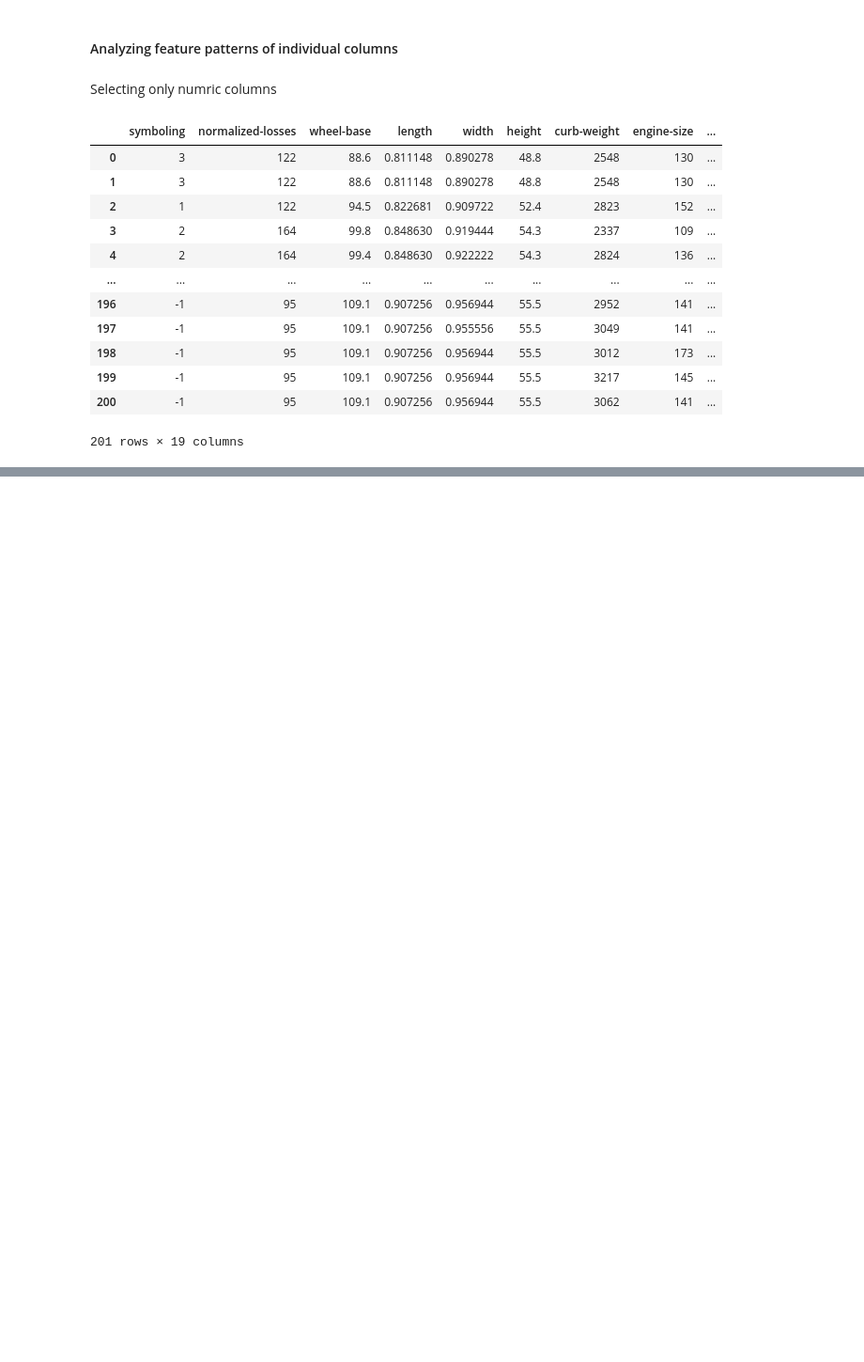
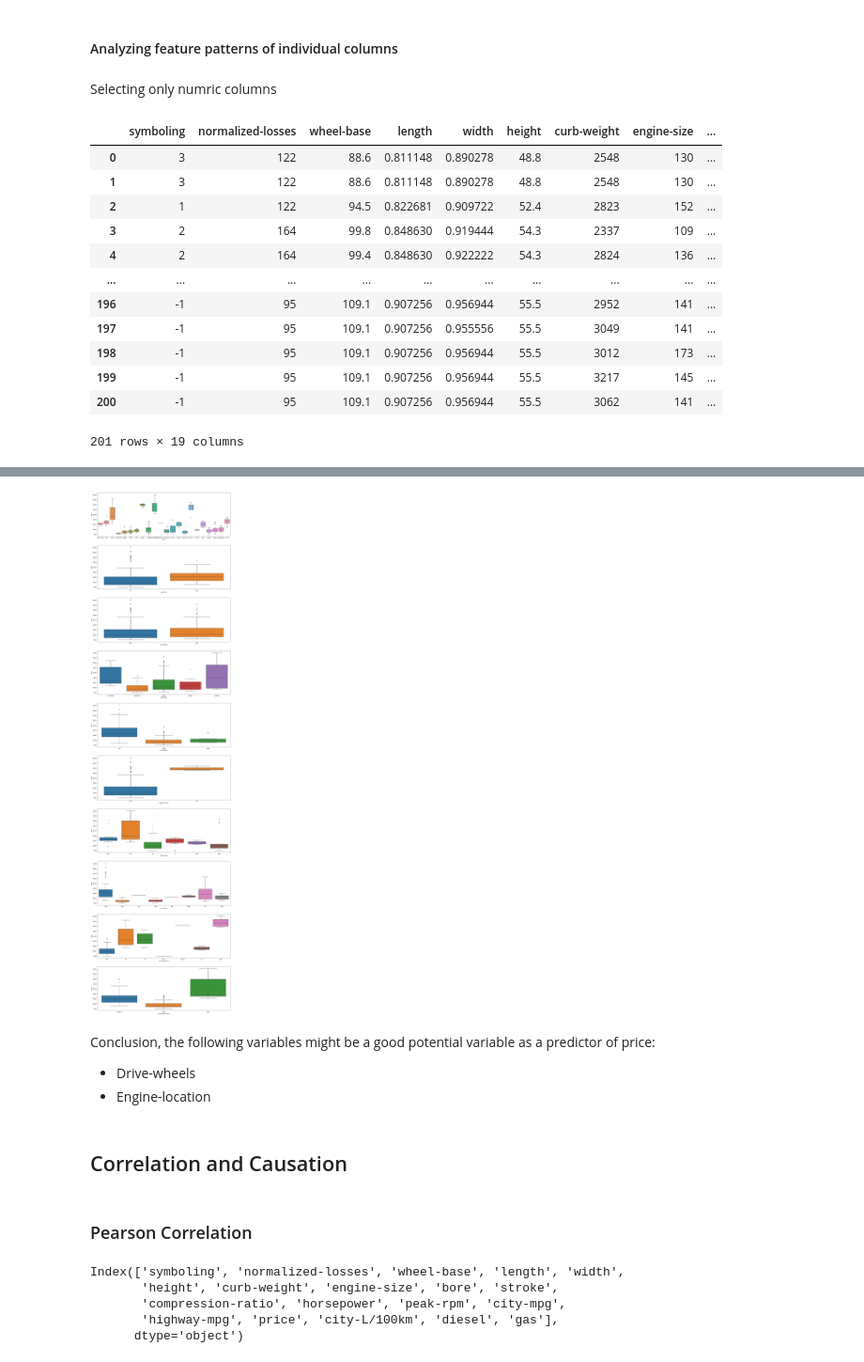
Before and after one commit to muhammad-usman147/exploratory_DataAnalysis, a Jupyter notebook: SeaBorn Analysis.ipynb, the cells around one changed output, grey strips where cells are left out. Shown at 94% size. Saved outputs shown, nothing was run; the diff lists cells and outputs as text; code cells hidden in the pictures; blank space fills up the shorter version.

```diff
--- a/SeaBorn Analysis.ipynb
+++ b/SeaBorn Analysis.ipynb
@@ -55,0 +76,3 @@ i,j
+# %%
+df_cat = df[["make","aspiration","num-of-doors","body-style","drive-wheels","engine-location","engine-type","fuel-system","num-of-cylinders","horsepower-binned"]]
+df_cat.head(5)
@@ -55,0 +86,16 @@ i,j
+# %%
+fig,axes = plt.subplots(10,1,figsize=(20,80))
+count = 0
+for i in range(10):
+    sns.boxplot(x = df_cat.columns[count],y='price',data=df,ax=axes[i])
+    count+=1
+# %% [output]
+[figure, added]
+# %% [markdown]
+Conclusion, the following variables might be a good potential variable as a predictor of price:
+- Drive-wheels
+- Engine-location
+# %% [markdown]
+## Correlation and Causation
+# %% [markdown]
+### Pearson Correlation
@@ -55,0 +104,8 @@ i,j
+# %%
+numeric_df.columns
+# %% [output]
+Index(['symboling', 'normalized-losses', 'wheel-base', 'length', 'width',
+       'height', 'curb-weight', 'engine-size', 'bore', 'stroke',
+       'compression-ratio', 'horsepower', 'peak-rpm', 'city-mpg',
+       'highway-mpg', 'price', 'city-L/100km', 'diesel', 'gas'],
+      dtype='object')
```
Also changed, not shown: parts of 24 cells of this notebook.
